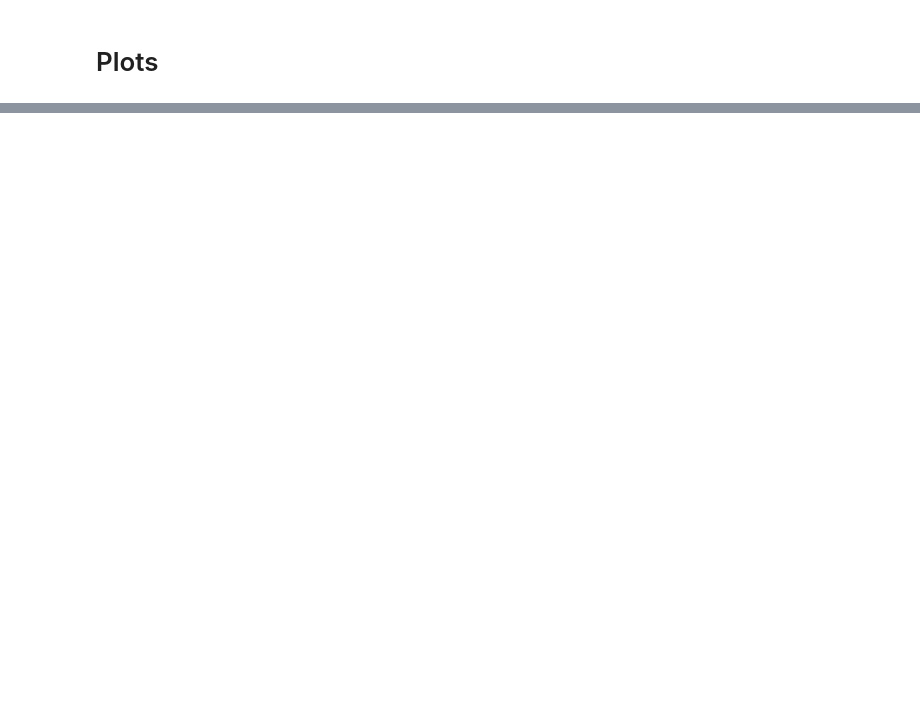
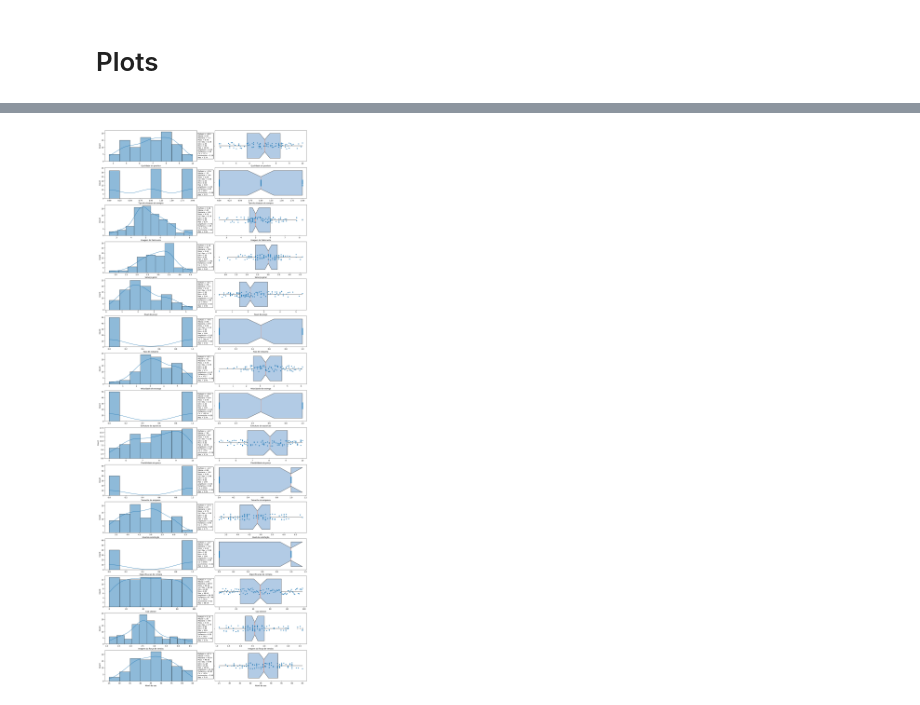
Before and after one commit to KValim/Projetcs, a Jupyter notebook: FIAP/statistics fundamentals/trabalho_final.ipynb, the cells around one changed output, grey strips where cells are left out. Saved outputs shown, nothing was run; the diff lists cells and outputs as text; code cells hidden in the pictures; blank space fills up the shorter version.

```diff
--- a/FIAP/statistics fundamentals/trabalho_final.ipynb
+++ b/FIAP/statistics fundamentals/trabalho_final.ipynb
@@ -151,0 +172,39 @@ for i in range(len(continous_features)):
+# %%
+tamanho_figsize = len(continous_features)
+fig, axes = plt.subplots(nrows=len(continous_features),ncols=2,  figsize=(20, 55))
+
+for i in range(len(continous_features)):
+    feature = continous_features[i]
+    data=df.copy()
+
+    kurt = data[feature].kurtosis()
+    mean = data[feature].mean()
+    median = data[feature].median()
+    mode = data[feature].mode()[0]
+    std_dev = data[feature].std()
+    iqr = data[feature].quantile(0.75) - data[feature].quantile(0.25)
+    min_val = data[feature].min()
+    max_val = data[feature].max()
+    amplitude = data[feature].max() - data[feature].min()
+    variance = data[feature].var()
+    cv = data[feature].std() / data[feature].mean() * 100
+    skewness = data[feature].skew()
+    mad = np.abs(data[feature] - data[feature].mean()).mean()
+
+
+    # plot histogram
+    sns.histplot(x=data[feature], ax=axes[i][0], kde=True)
+
+    # get position of histogram
+    hist_pos = axes[i][0].get_position()
+
+    # plot boxplot and scatterplot
+    sns.boxplot(x=data[feature], ax=axes[i][1], notch=True, showcaps=False, flierprops={"marker": "x"}, boxprops={"facecolor": (.4, .6, .8, .5)}, medianprops={"color": "coral"})
+    sns.stripplot(x=data[feature], ax=axes[i][1])
+
+    # add text box with measures
+    bbox_props = dict(facecolor='white', edgecolor='black', boxstyle='round,pad=0.3')
+    textstr = f'Kurtosis = {kurt:.2f}\nMédia = {mean:.2f}\nMediana = {median:.2f}\nModa = {mode:.2f}\nStd. Dev. = {std_dev:.2f}\nIQR = {iqr:.2f}\nMin = {min_val:.2f}\nMax = {max_val:.2f}\nAmplitude = {amplitude:.2f}\nVariancia = {variance:.2f}\nCV = {cv:.2f}\nAssimetria = {skewness:.2f}\nMad = {mad:.2f}'
+    t = axes[i][1].text(hist_pos.x0 + 0.357, hist_pos.y0 + 0.0045, textstr, transform=fig.transFigure, bbox=bbox_props, fontsize=9)
+# %% [output]
+[figure, added]
```
Also changed, not shown: parts of 5 cells of this notebook, 5 other files.
